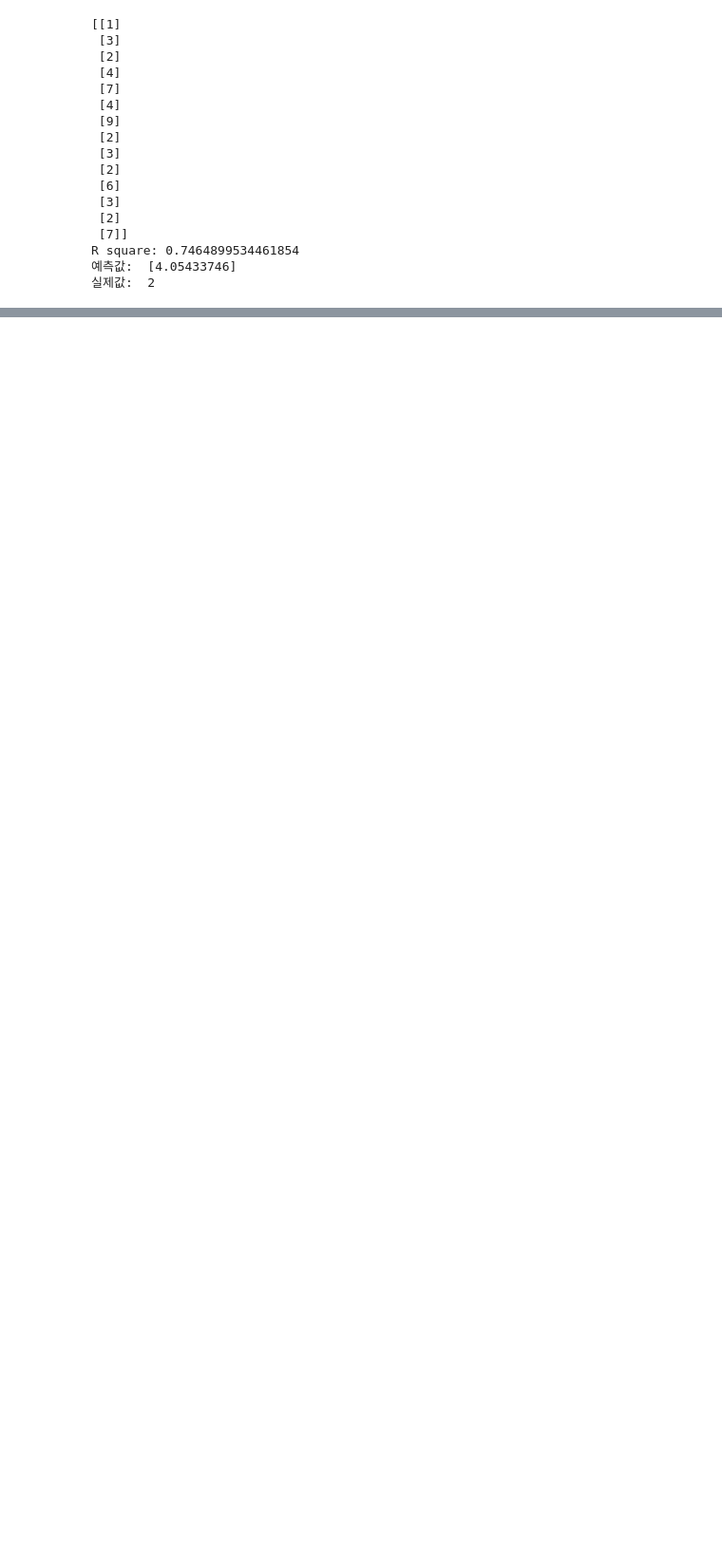
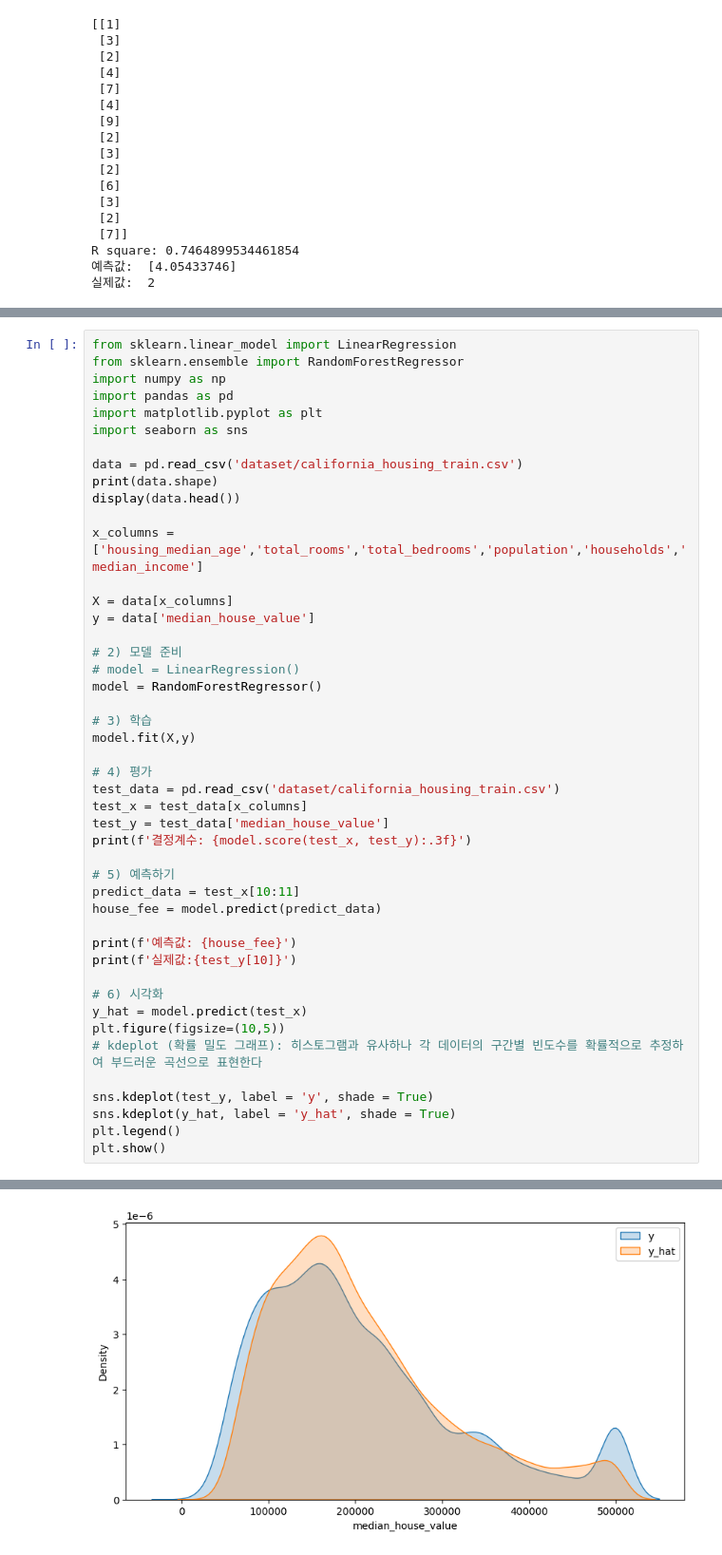
Before and after one commit to jjh9329/numpy-study, a Jupyter notebook: 05.MachinLearning/01MLBasic.ipynb, the cells around one changed output, grey strips where cells are left out. Shown: that part at 95% size. Cells and saved outputs as stored; diff of their text form; blank space fills up the shorter version.

```diff
--- a/05.MachinLearning/01MLBasic.ipynb
+++ b/05.MachinLearning/01MLBasic.ipynb
@@ -145,0 +244,47 @@ R square: 0.7464899534461854
+# %%
+from sklearn.linear_model import LinearRegression
+from sklearn.ensemble import RandomForestRegressor
+import numpy as np
+import pandas as pd
+import matplotlib.pyplot as plt
+import seaborn as sns
+
+data = pd.read_csv('dataset/california_housing_train.csv')
+print(data.shape)
+display(data.head())
+
+x_columns = ['housing_median_age','total_rooms','total_bedrooms','population','households','median_income']
+
+X = data[x_columns]
+y = data['median_house_value']
+
+# 2) 모델 준비
+# model = LinearRegression()
+model = RandomForestRegressor()
+
+# 3) 학습
+model.fit(X,y)
+
+# 4) 평가
+test_data = pd.read_csv('dataset/california_housing_train.csv')
+test_x = test_data[x_columns]
+test_y = test_data['median_house_value']
+print(f'결정계수: {model.score(test_x, test_y):.3f}')
+
+# 5) 예측하기
+predict_data = test_x[10:11]
+house_fee = model.predict(predict_data)
+
+print(f'예측값: {house_fee}')
+print(f'실제값:{test_y[10]}')
+
+# 6) 시각화
+y_hat = model.predict(test_x)
+plt.figure(figsize=(10,5))
+# kdeplot (확률 밀도 그래프): 히스토그램과 유사하나 각 데이터의 구간별 빈도수를 확률적으로 추정하여 부드러운 곡선으로 표현한다
+
+sns.kdeplot(test_y, label = 'y', shade = True)
+sns.kdeplot(y_hat, label = 'y_hat', shade = True)
+plt.legend()
+plt.show()
+# %% [output]
@@ -145,0 +310 @@ R square: 0.7464899534461854
+[figure, added]
```
Also changed, not shown: parts of 6 cells of this notebook, 6 other files.
